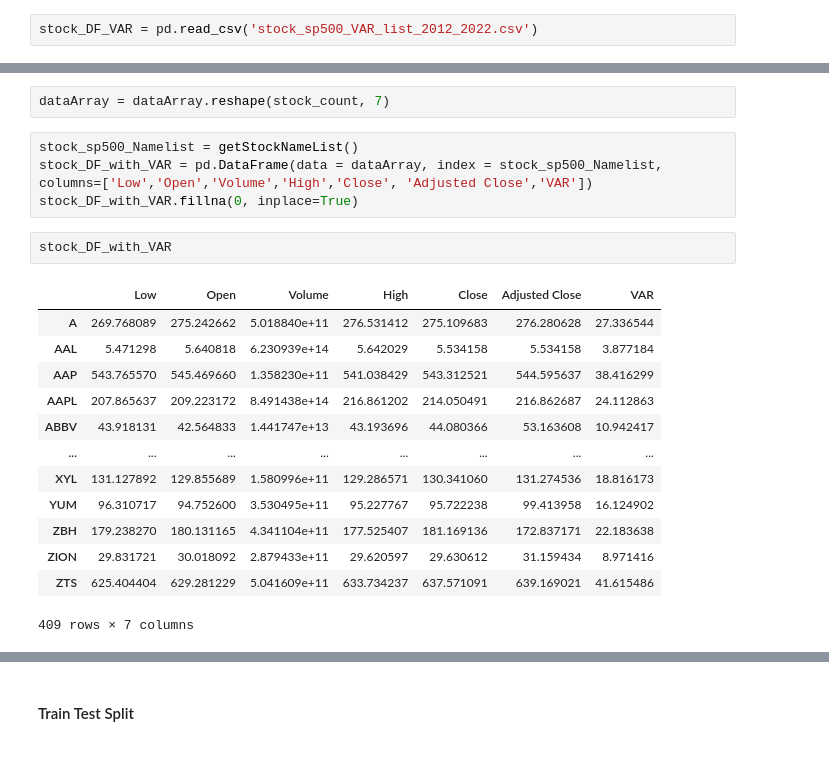
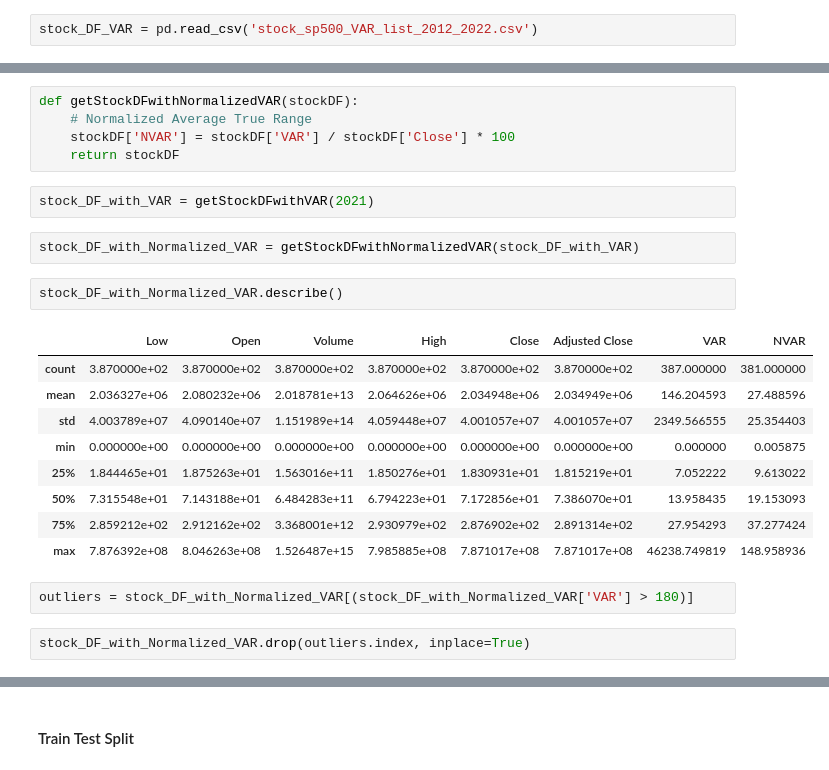
Before and after one commit to farhanarrafi/UNT-CS-Machine-Learning-Project, a Jupyter notebook: MachineLearning_Project.ipynb, the cells around one changed output, grey strips where cells are left out. Drawn from its saved outputs; the diff is of its cells as text.

```diff
--- a/MachineLearning_Project.ipynb
+++ b/MachineLearning_Project.ipynb
@@ -481,22 +457,25 @@ for stockFile in stock_sp500_list:
-# %%
-dataArray = dataArray.reshape(stock_count, 7)
-# %%
-stock_sp500_Namelist = getStockNameList()
-stock_DF_with_VAR = pd.DataFrame(data = dataArray, index = stock_sp500_Namelist, columns=['Low','Open','Volume','High','Close', 'Adjusted Close','VAR'])
-stock_DF_with_VAR.fillna(0, inplace=True)
+# %%
+def getStockDFwithNormalizedVAR(stockDF):
+    # Normalized Average True Range
+    stockDF['NVAR'] = stockDF['VAR'] / stockDF['Close'] * 100
+    return stockDF
 # %%
-stock_DF_with_VAR
+stock_DF_with_VAR = getStockDFwithVAR(2021)
-# %% [output]
-|  | Low | Open | Volume | High | Close | Adjusted Close | VAR |
-| A | 269.768089 | 275.242662 | 5.018840e+11 | 276.531412 | 275.109683 | 276.280628 | 27.336544 |
-| AAL | 5.471298 | 5.640818 | 6.230939e+14 | 5.642029 | 5.534158 | 5.534158 | 3.877184 |
-| AAP | 543.765570 | 545.469660 | 1.358230e+11 | 541.038429 | 543.312521 | 544.595637 | 38.416299 |
-| AAPL | 207.865637 | 209.223172 | 8.491438e+14 | 216.861202 | 214.050491 | 216.862687 | 24.112863 |
-| ABBV | 43.918131 | 42.564833 | 1.441747e+13 | 43.193696 | 44.080366 | 53.163608 | 10.942417 |
-| ... | ... | ... | ... | ... | ... | ... | ... |
-| XYL | 131.127892 | 129.855689 | 1.580996e+11 | 129.286571 | 130.341060 | 131.274536 | 18.816173 |
-| YUM | 96.310717 | 94.752600 | 3.530495e+11 | 95.227767 | 95.722238 | 99.413958 | 16.124902 |
-| ZBH | 179.238270 | 180.131165 | 4.341104e+11 | 177.525407 | 181.169136 | 172.837171 | 22.183638 |
-| ZION | 29.831721 | 30.018092 | 2.879433e+11 | 29.620597 | 29.630612 | 31.159434 | 8.971416 |
-| ZTS | 625.404404 | 629.281229 | 5.041609e+11 | 633.734237 | 637.571091 | 639.169021 | 41.615486 |
-409 rows × 7 columns
+# %%
+stock_DF_with_Normalized_VAR = getStockDFwithNormalizedVAR(stock_DF_with_VAR)
+# %%
+stock_DF_with_Normalized_VAR.describe()
+# %% [output]
+|  | Low | Open | Volume | High | Close | Adjusted Close | VAR | NVAR |
+| count | 3.870000e+02 | 3.870000e+02 | 3.870000e+02 | 3.870000e+02 | 3.870000e+02 | 3.870000e+02 | 387.000000 | 381.000000 |
+| mean | 2.036327e+06 | 2.080232e+06 | 2.018781e+13 | 2.064626e+06 | 2.034948e+06 | 2.034949e+06 | 146.204593 | 27.488596 |
+| std | 4.003789e+07 | 4.090140e+07 | 1.151989e+14 | 4.059448e+07 | 4.001057e+07 | 4.001057e+07 | 2349.566555 | 25.354403 |
+| min | 0.000000e+00 | 0.000000e+00 | 0.000000e+00 | 0.000000e+00 | 0.000000e+00 | 0.000000e+00 | 0.000000 | 0.005875 |
+| 25% | 1.844465e+01 | 1.875263e+01 | 1.563016e+11 | 1.850276e+01 | 1.830931e+01 | 1.815219e+01 | 7.052222 | 9.613022 |
+| 50% | 7.315548e+01 | 7.143188e+01 | 6.484283e+11 | 6.794223e+01 | 7.172856e+01 | 7.386070e+01 | 13.958435 | 19.153093 |
+| 75% | 2.859212e+02 | 2.912162e+02 | 3.368001e+12 | 2.930979e+02 | 2.876902e+02 | 2.891314e+02 | 27.954293 | 37.277424 |
+| max | 7.876392e+08 | 8.046263e+08 | 1.526487e+15 | 7.985885e+08 | 7.871017e+08 | 7.871017e+08 | 46238.749819 | 148.958936 |
+# %%
+outliers = stock_DF_with_Normalized_VAR[(stock_DF_with_Normalized_VAR['VAR'] > 180)]
+# %%
+stock_DF_with_Normalized_VAR.drop(outliers.index, inplace=True)
```
Also changed, not shown: parts of 28 cells of this notebook.
